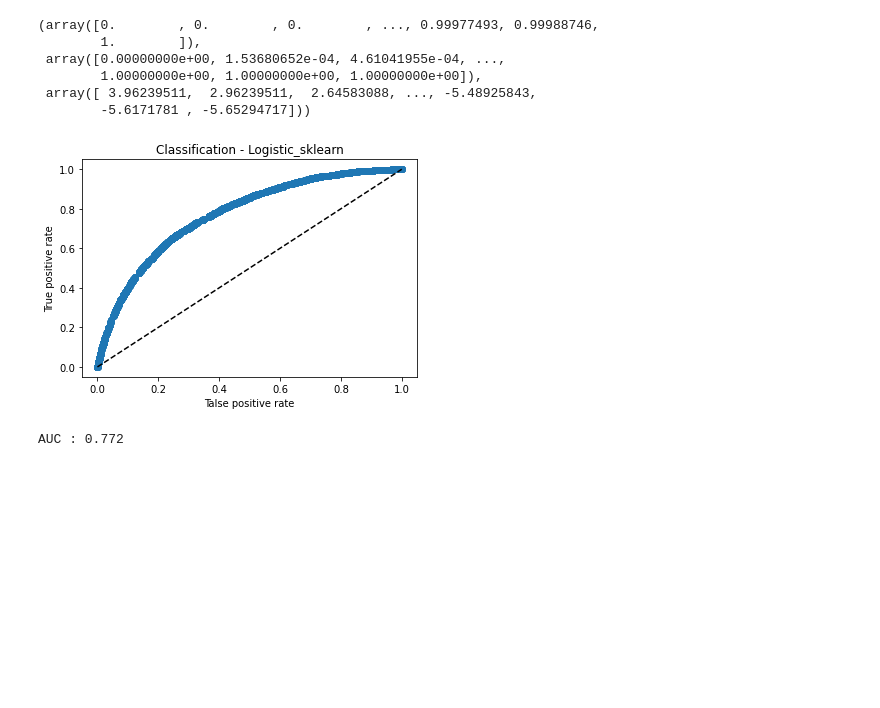
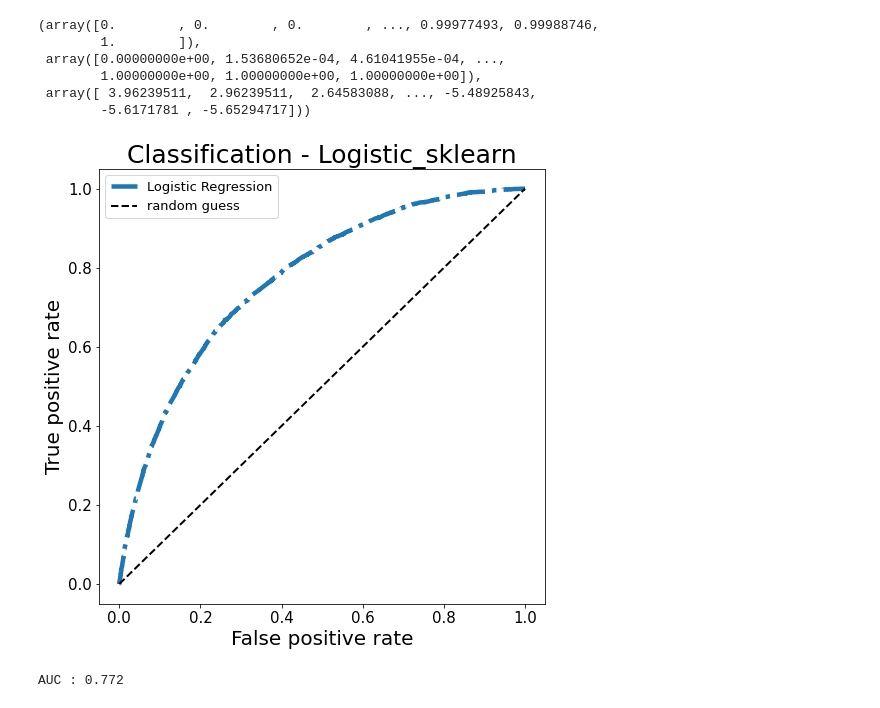
Before and after one commit to orezmis/COVID19, a Jupyter notebook: COVID19_LR_common.ipynb, the cells around one changed output. Drawn from its saved outputs; the diff is of its cells as text; code cells hidden in the pictures; blank space fills up the shorter version.

```diff
--- a/COVID19_LR_common.ipynb
+++ b/COVID19_LR_common.ipynb
@@ -37,7 +37,13 @@ df.describe()
 | max | 2.000000 | 3.000000 | 3.000000 | 118.000000 | 3.000000 | 3.000000 | 3.000000 | 3.000000 | 3.000000 | 3.000000 | ... |
 8 rows × 21 columns
 # %%
-t_train_raw = df[['sex', 'intubed','age_grp','pneumonia','pregnancy', 'diabetes', 'copd', 'asthma','inmsupr','hypertension','other_disease','cardiovascular','obesity', 'renal_chronic', 'tobacco', 'contact_other_covid', 'covid_res', 'icu']]
+t_train_raw = df[['sex', 'intubed','age_grp','pneumonia',
+                  'pregnancy', 'diabetes', 'copd',
+                  'asthma','inmsupr','hypertension',
+                  'other_disease','cardiovascular',
+                  'obesity', 'renal_chronic', 'tobacco',
+                  'contact_other_covid', 'covid_res', 'icu']]
+
 target_raw = df['DEATH']
 # %%
 ## 정규화 적용
@@ -187,8 +193,18 @@ fpr, tpr, thresholds
 # %%
-plt.plot(fpr, tpr, 'o-', label="Logistic Regression (AUC=%0.3f)")
-plt.plot([0, 1], [0, 1], 'k--', label="random guess")
-plt.xlabel('Talse positive rate')
+plt.figure(figsize=(8,8))
+plt.rc('axes', titlesize=25)
+plt.rc('axes', labelsize=20)
+plt.rc('xtick', labelsize=15)
+plt.rc('ytick', labelsize=15)
+plt.rc('legend', fontsize=13)
+
+plt.plot(fpr, tpr, '--', linewidth=4.5, label="Logistic Regression")
+plt.plot([0, 1], [0, 1], 'k--', linewidth=2, label="random guess")
+plt.xlabel('False positive rate')
 plt.ylabel('True positive rate')
 plt.title('Classification - Logistic_dnn')
-plt.show()
+plt.legend()
+
+
+plt.savefig('roc_dnn.png', dpi=300)
 # %% [output]
@@ -317,12 +333,21 @@ fpr1, tpr1, thresholds1
  array([ 3.96239511,  2.96239511,  2.64583088, ..., -5.48925843,
         -5.6171781 , -5.65294717]))
 # %%
-plt.plot(fpr1, tpr1, 'o-', label="Logistic Regression")
-plt.plot([0, 1], [0, 1], 'k--', label="random guess")
-plt.xlabel('Talse positive rate')
+plt.figure(figsize=(8,8))
+plt.rc('axes', titlesize=25)
+plt.rc('axes', labelsize=20)
+plt.rc('xtick', labelsize=15)
+plt.rc('ytick', labelsize=15)
+plt.rc('legend', fontsize=13)
+
+plt.plot(fpr1, tpr1, '-.', linewidth=4.5, label="Logistic Regression")
+plt.plot([0, 1], [0, 1], 'k--', linewidth=2, label="random guess")
+plt.xlabel('False positive rate')
 plt.ylabel('True positive rate')
 plt.title('Classification - Logistic_sklearn')
-plt.show()
+plt.legend()
+
+plt.savefig('roc_skl.png', dpi=300)
 # %% [output]
-[figure, old version]
+[figure, new version]
 # %%
```
Also changed, not shown: parts of 10 cells of this notebook, 2 other files.
